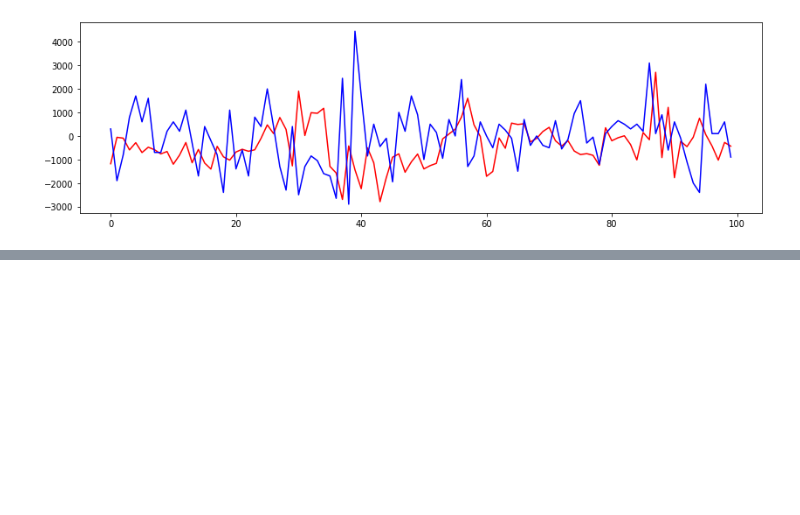
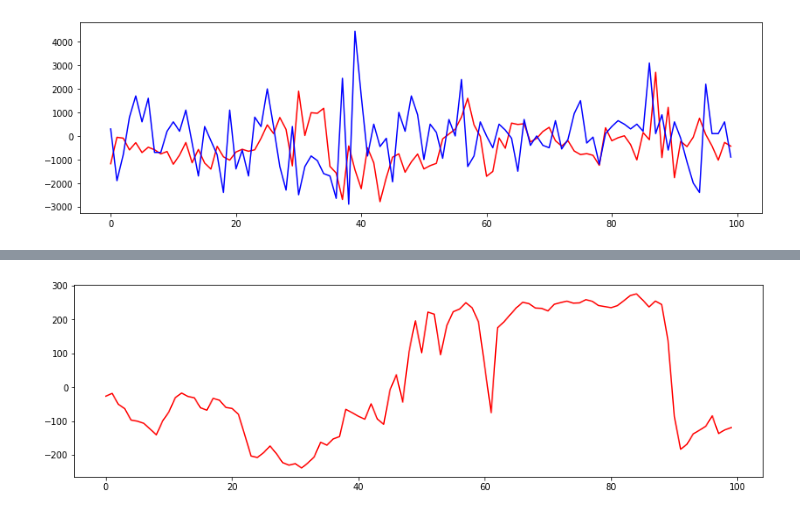
Before and after one commit to sjbaek12/sjbaek12.github.io, a Jupyter notebook: 주가예측_LSTM.ipynb, the cells around one changed output, grey strips where cells are left out. Saved outputs shown, nothing was run; the diff lists cells and outputs as text; code cells hidden in the pictures; blank space fills up the shorter version.

```diff
--- a/주가예측_LSTM.ipynb
+++ b/주가예측_LSTM.ipynb
@@ -895,0 +967,10 @@ plt.show()
+# %%
+model6.load_weights("my_model.h5")
+# %%
+predict_conv1_LSTM = model6.predict([x_val_L5_r,x_val_L5_r])
+# %%
+plt.plot(predict_conv1_LSTM, 'r')
+#plt.plot(y_val_L5, 'b')
+plt.show()
+# %% [output]
+[figure, added]
```
Also changed, not shown: parts of 9 cells of this notebook.
